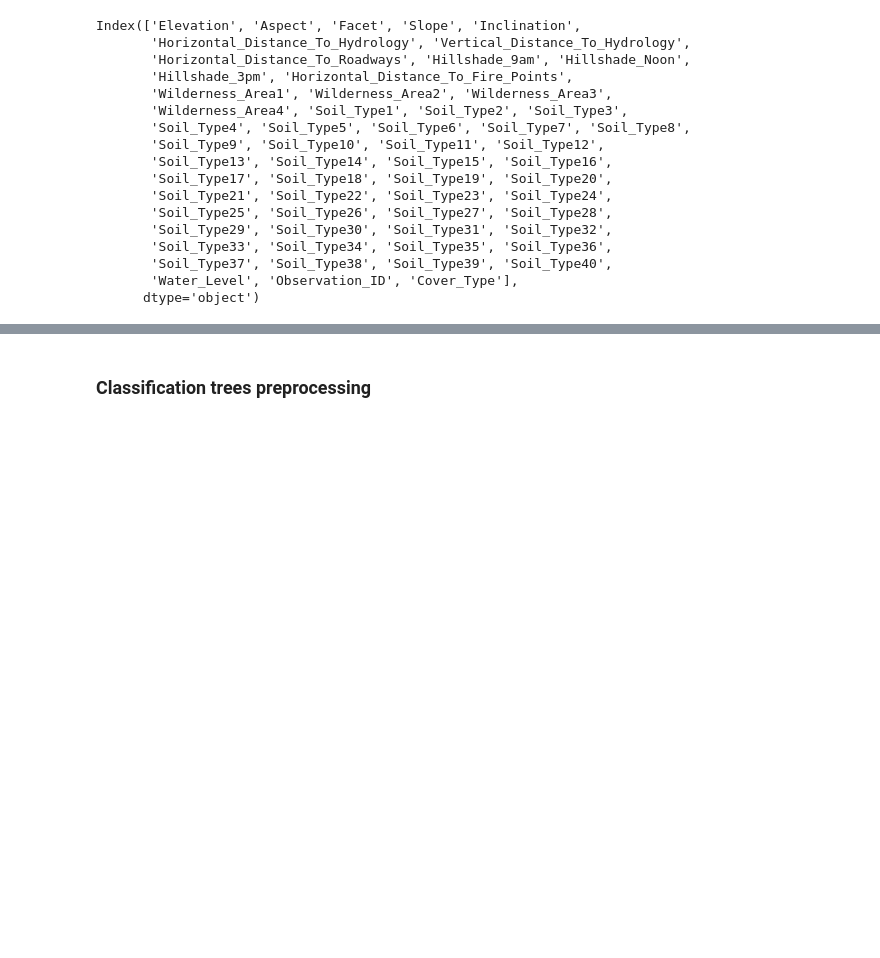
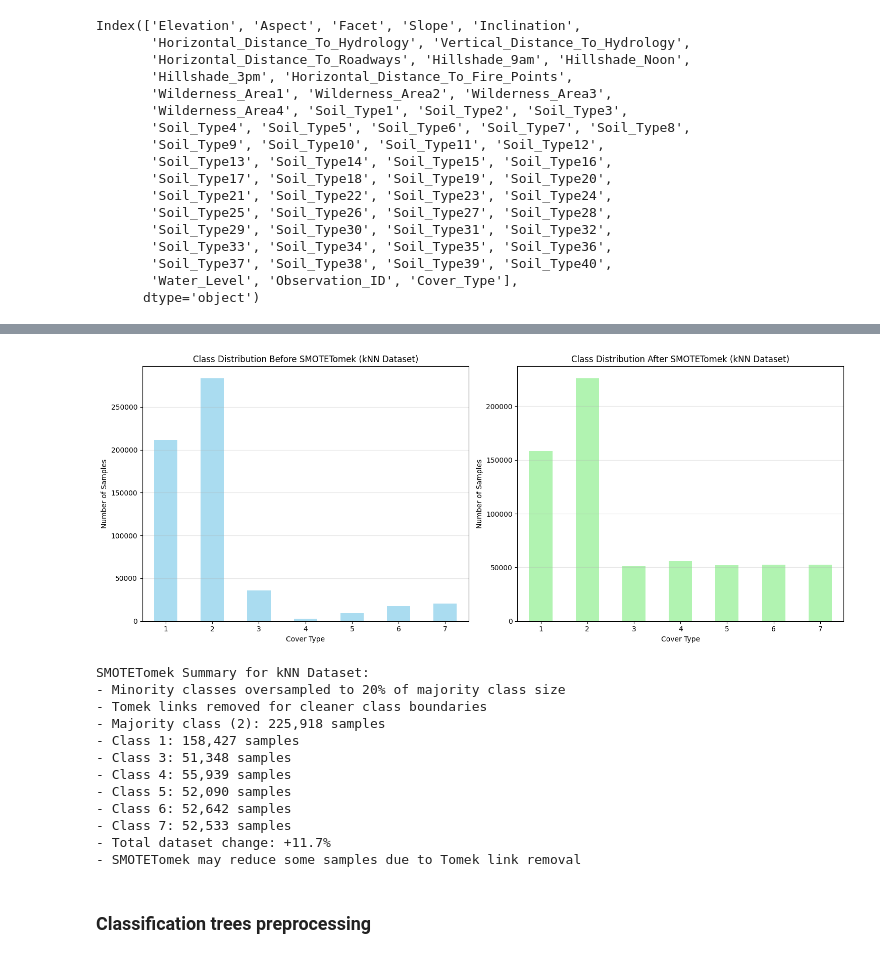
Before and after one commit to Voltzz9/ml441_assignments, a Jupyter notebook: assign2/code/Analysis.ipynb, the cells around one changed output, grey strips where cells are left out. Cells and saved outputs as stored; diff of their text form; code cells hidden in the pictures; blank space fills up the shorter version.

```diff
--- a/assign2/code/Analysis.ipynb
+++ b/assign2/code/Analysis.ipynb
@@ -117,0 +162,5 @@ knn_df = knn_df.drop(columns=['Water_Level'])
+# %%
+imputer = KNNImputer(n_neighbors=5)  # You can adjust n_neighbors as needed
+# Only impute the Slope column, but KNNImputer expects 2D input, so use double brackets
+slope_values = knn_df[['Slope']]
+knn_df['Slope'] = imputer.fit_transform(slope_values)
@@ -118,2 +178,5 @@ knn_df = knn_df.drop(columns=['Water_Level'])
+# %%
+# drop highly correlated features
+knn_df = knn_df.drop(columns=['Facet'])
 # %%
 # 6. Handle mixed data type
@@ -119,0 +190,3 @@ knn_df = knn_df.drop(columns=['Water_Level'])
+# %%
+# encode as 1 for positive and 0 for negative
+knn_df['Soil_Type1'] = knn_df['Soil_Type1'].apply(lambda x: 1 if x == 'positive' else 0)
@@ -119,0 +200,3 @@ knn_df = knn_df.drop(columns=['Water_Level'])
+# %%
+# 7. Remove noise feature ['Inclination']
+knn_df = knn_df.drop(columns=['Inclination'], errors='ignore')
@@ -120,2 +270,50 @@ knn_df = knn_df.drop(columns=['Water_Level'])
+# %%
+# Visualize the class distribution before and after SMOTETomek
+fig, (ax1, ax2) = plt.subplots(1, 2, figsize=(15, 6))
+
+# Before SMOTETomek
+y.value_counts().sort_index().plot(kind='bar', ax=ax1, color='skyblue', alpha=0.7)
+ax1.set_title('Class Distribution Before SMOTETomek (kNN Dataset)')
+ax1.set_xlabel('Cover Type')
+ax1.set_ylabel('Number of Samples')
+ax1.tick_params(axis='x', rotation=0)
+ax1.grid(axis='y', alpha=0.3)
+
+# After SMOTETomek
+pd.Series(y_resampled).value_counts().sort_index().plot(kind='bar', ax=ax2, color='lightgreen', alpha=0.7)
+ax2.set_title('Class Distribution After SMOTETomek (kNN Dataset)')
+ax2.set_xlabel('Cover Type')
+ax2.set_ylabel('Number of Samples')
+ax2.tick_params(axis='x', rotation=0)
+ax2.grid(axis='y', alpha=0.3)
+
+plt.tight_layout()
+plt.show()
+
+# Summary statistics
+print("\nSMOTETomek Summary for kNN Dataset:")
+print(f"- Minority classes oversampled to 20% of majority class size")
+print(f"- Tomek links removed for cleaner class boundaries")
+current_counts = pd.Series(y_resampled).value_counts().sort_index()
+print(f"- Majority class (2): {current_counts[2]:,} samples")
+print(f"- Class 1: {current_counts[1]:,} samples")
+for i in [3, 4, 5, 6, 7]:
+    print(f"- Class {i}: {current_counts[i]:,} samples")
+print(f"- Total dataset change: {((len(knn_df_balanced) - len(knn_df)) / len(knn_df) * 100):+.1f}%")
+print(f"- SMOTETomek may reduce some samples due to Tomek link removal")
+# %% [output]
+[figure, added]
+SMOTETomek Summary for kNN Dataset:
+- Minority classes oversampled to 20% of majority class size
+- Tomek links removed for cleaner class boundaries
+- Majority class (2): 225,918 samples
+- Class 1: 158,427 samples
+- Class 3: 51,348 samples
+- Class 4: 55,939 samples
+- Class 5: 52,090 samples
+- Class 6: 52,642 samples
+- Class 7: 52,533 samples
+- Total dataset change: +11.7%
+- SMOTETomek may reduce some samples due to Tomek link removal
 # %% [markdown]
 ### Classification trees preprocessing
```
Also changed, not shown: parts of 35 cells of this notebook, 2 other files.
